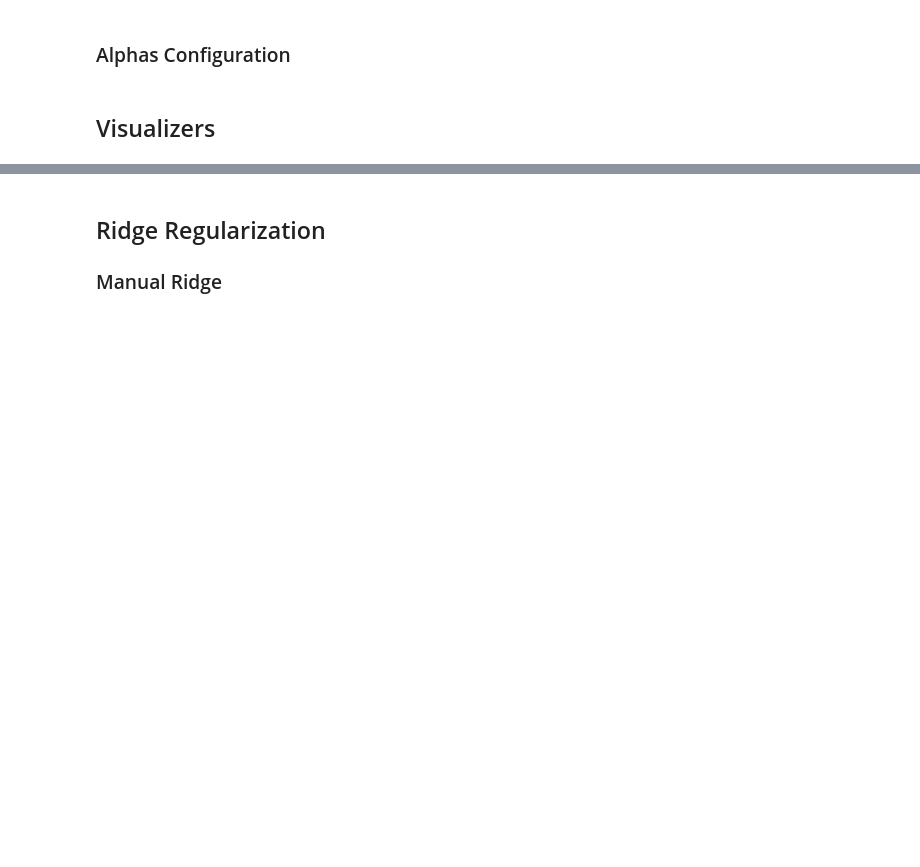
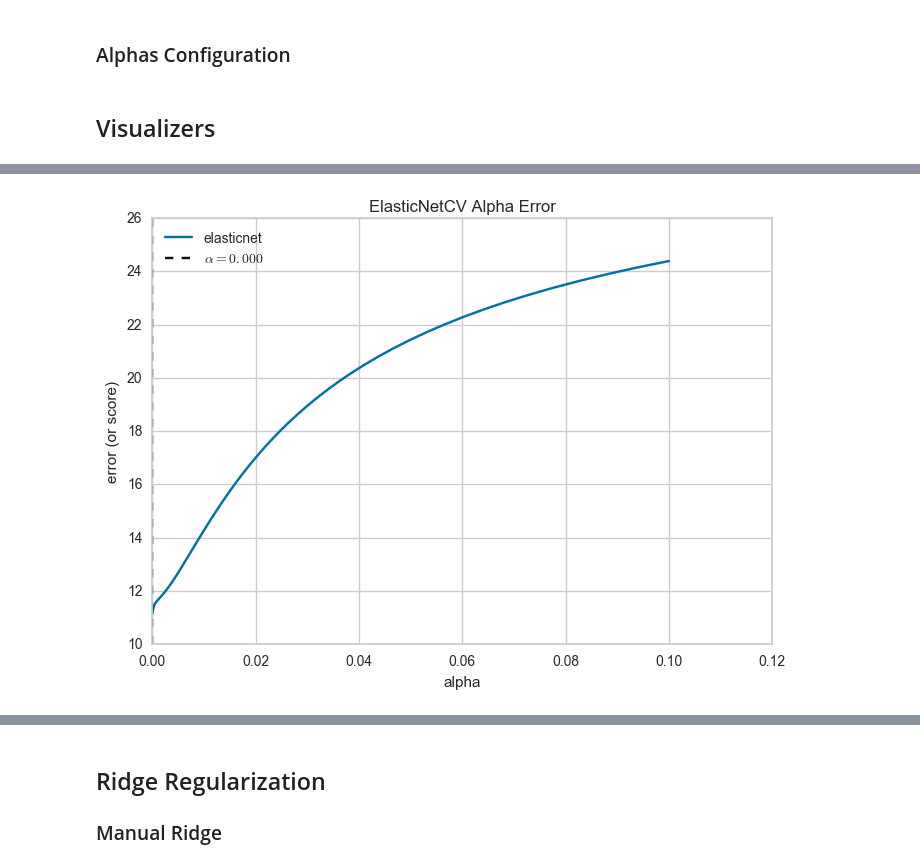
Before and after one commit to DistrictDataLabs/yellowbrick, a Jupyter notebook: examples/bbengfort/alphas.ipynb, the cells around one changed output, grey strips where cells are left out. Drawn from its saved outputs; the diff is of its cells as text; code cells hidden in the pictures; blank space fills up the shorter version.

```diff
--- a/examples/bbengfort/alphas.ipynb
+++ b/examples/bbengfort/alphas.ipynb
@@ -82,4 +85,6 @@ model.poof()
 # %%
-model = AlphaSelection(ElasticNetCV())
+model = AlphaSelection(ElasticNetCV(alphas=alphas))
 model.fit(X, y)
 model.poof()
+# %% [output]
+[figure, added]
```
Also changed, not shown: parts of 20 cells of this notebook, 6 other files.
